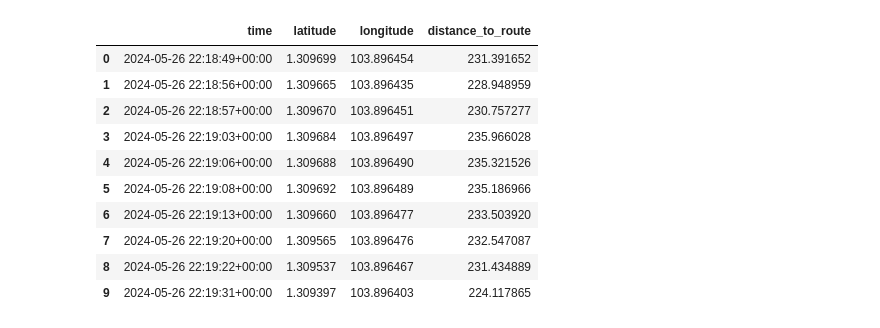
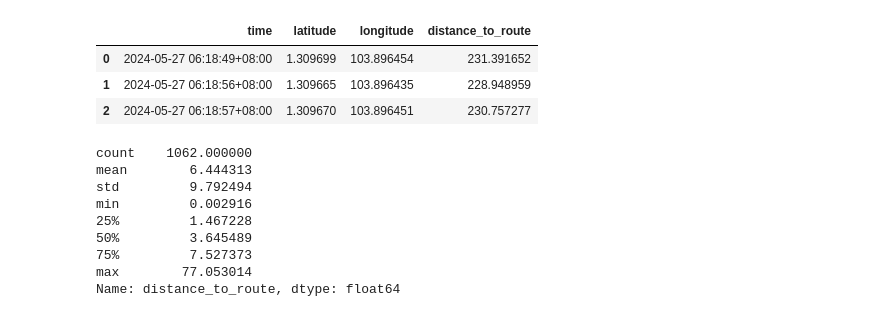
Before and after one commit to evgeniyarbatov/garmin-vs-polar, a Jupyter notebook: notebooks/Error in location recording.ipynb, the cells around one changed output. Saved outputs shown, nothing was run; the diff lists cells and outputs as text; code cells hidden in the pictures.

```diff
--- a/notebooks/Error in location recording.ipynb
+++ b/notebooks/Error in location recording.ipynb
@@ -12,40 +20,34 @@ conn = psycopg2.connect(
 # %%
 query = """
 WITH ordered_route_points AS (
     SELECT location
     FROM gpx_route
     ORDER BY id
 ),
 route_linestring AS (
     SELECT ST_MakeLine(ST_Transform(location, 3857)) AS route
     FROM ordered_route_points
 )
 
 SELECT
     time,
     ST_Y(location) AS latitude,
     ST_X(location) AS longitude,
     ST_Distance(ST_Transform(location, 3857), (SELECT route FROM route_linestring)) AS distance_to_route
 FROM
     garmin_route;
 """
 
 with conn.cursor() as cur:
     cur.execute(query)
     rows = cur.fetchall()
 
 garmin_df = pd.DataFrame(rows, columns=["time", "latitude", "longitude", "distance_to_route"])
+garmin_df['time'] = garmin_df['time'].apply(lambda x: x.astimezone(timezone('Asia/Singapore')))
 
-garmin_df.head(10)
+garmin_df.head(3)
 # %% [output]
 |  | time | latitude | longitude | distance_to_route |
-| 0 | 2024-05-26 22:18:49+00:00 | 1.309699 | 103.896454 | 231.391652 |
-| 1 | 2024-05-26 22:18:56+00:00 | 1.309665 | 103.896435 | 228.948959 |
-| 2 | 2024-05-26 22:18:57+00:00 | 1.309670 | 103.896451 | 230.757277 |
-| 3 | 2024-05-26 22:19:03+00:00 | 1.309684 | 103.896497 | 235.966028 |
-| 4 | 2024-05-26 22:19:06+00:00 | 1.309688 | 103.896490 | 235.321526 |
-| 5 | 2024-05-26 22:19:08+00:00 | 1.309692 | 103.896489 | 235.186966 |
-| 6 | 2024-05-26 22:19:13+00:00 | 1.309660 | 103.896477 | 233.503920 |
-| 7 | 2024-05-26 22:19:20+00:00 | 1.309565 | 103.896476 | 232.547087 |
-| 8 | 2024-05-26 22:19:22+00:00 | 1.309537 | 103.896467 | 231.434889 |
-| 9 | 2024-05-26 22:19:31+00:00 | 1.309397 | 103.896403 | 224.117865 |
+| 0 | 2024-05-27 06:18:49+08:00 | 1.309699 | 103.896454 | 231.391652 |
+| 1 | 2024-05-27 06:18:56+08:00 | 1.309665 | 103.896435 | 228.948959 |
+| 2 | 2024-05-27 06:18:57+08:00 | 1.309670 | 103.896451 | 230.757277 |
@@ -52,3 +59,15 @@ garmin_df.head(10)
+# %%
+garmin_df['distance_to_route'].describe()
+# %% [output]
+count    1062.000000
+mean        6.444313
+std         9.792494
+min         0.002916
+25%         1.467228
+50%         3.645489
+75%         7.527373
+max        77.053014
+Name: distance_to_route, dtype: float64
 # %%
 query = """
 WITH ordered_route_points AS (
```
Also changed, not shown: parts of 8 cells of this notebook, 1 other file.
